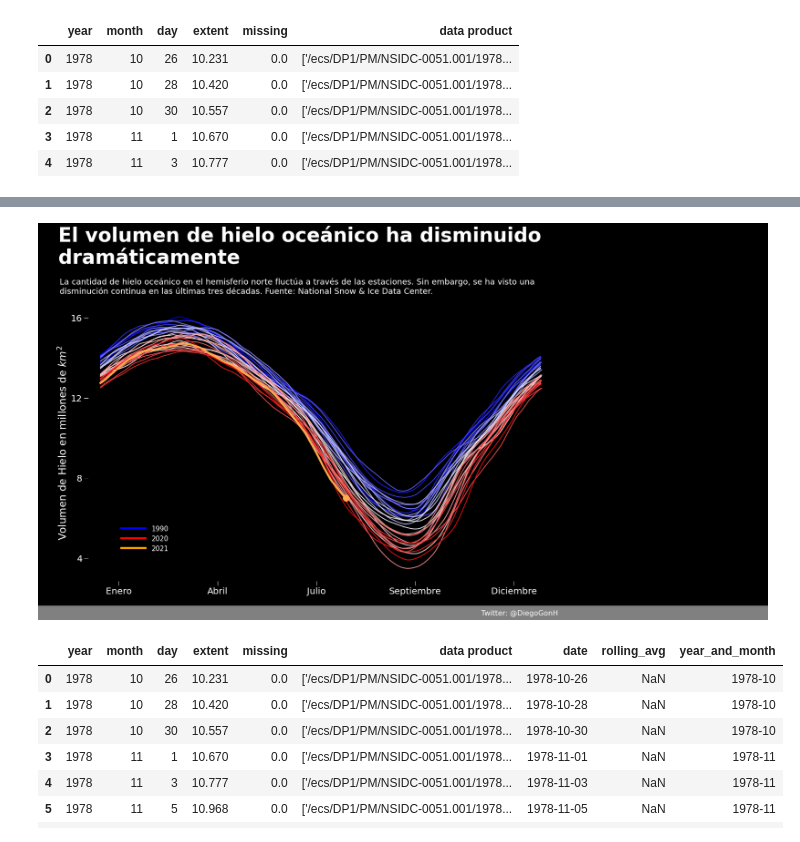
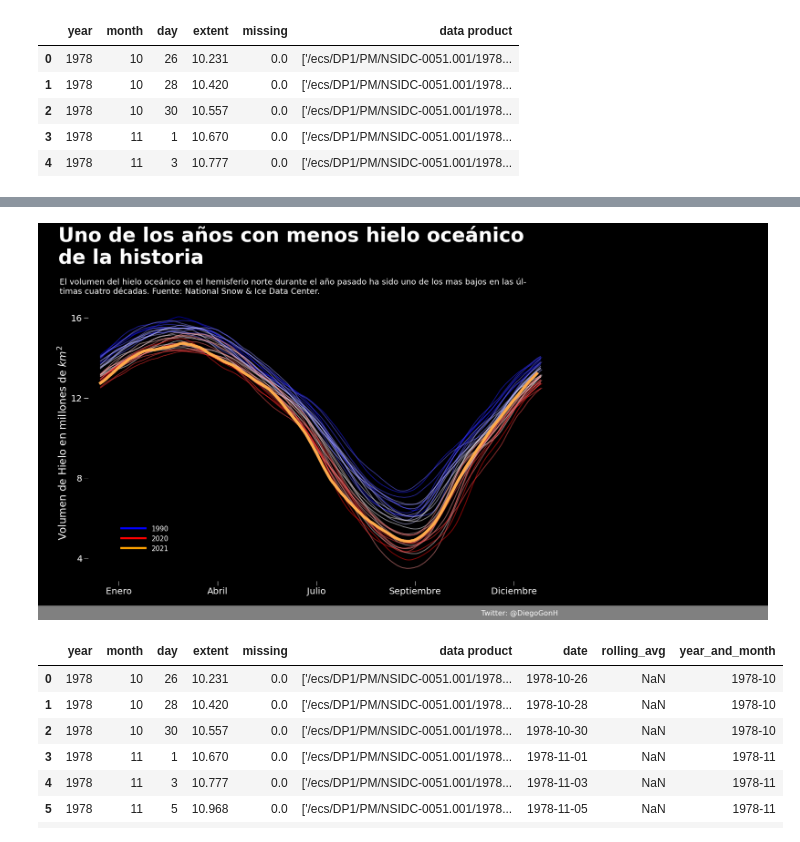
Before and after one commit to diego-gonher/divulgacion, a Jupyter notebook: visualizaciones/hielo_oceanico/hielo_oceanico.ipynb, the cells around one changed output, grey strips where cells are left out. Saved outputs shown, nothing was run; the diff lists cells and outputs as text; code cells hidden in the pictures.

```diff
--- a/visualizaciones/hielo_oceanico/hielo_oceanico.ipynb
+++ b/visualizaciones/hielo_oceanico/hielo_oceanico.ipynb
@@ -79,21 +79,21 @@ with plt.style.context('dark_background'):
         # graficamos cada linea, y añadimos labels solo al primer y ultimo año
         if year == year_o:
             ax.plot(np.arange(mdf['date'].size), mdf['rolling_avg'], label=f'{year}',
-                     c=plt.cm.bwr(r), alpha=0.85, linewidth=2,zorder=-1)
+                     c=plt.cm.bwr(r), alpha=0.5, linewidth=2,zorder=-1)
         elif year == year_f-1:
             ax.plot(np.arange(mdf['date'].size), mdf['rolling_avg'], label=f'{year}',
-                     c=plt.cm.bwr(r), alpha=0.85, linewidth=2,zorder=-1)
+                     c=plt.cm.bwr(r), alpha=0.5, linewidth=2,zorder=-1)
         else:
             ax.plot(np.arange(mdf['date'].size), mdf['rolling_avg'],
-                     c=plt.cm.bwr(r), alpha=0.85, linewidth=2,zorder=-1)
+                     c=plt.cm.bwr(r), alpha=0.5, linewidth=2,zorder=-1)
 
     # plot last year
     mdf = data[data['year']==2021]
     ax.plot(np.arange(mdf['date'].size), mdf['rolling_avg'], label=f'{year}',
-                     c='#FFAA4C', alpha=1, linewidth=4.5)
+                     c='#FFAA4C', alpha=1, linewidth=6.5)
 
-    ax.scatter(np.arange(mdf['date'].size)[-11], mdf['rolling_avg'].values[-11],
-                     c='#FFAA4C', s=200, zorder=1)
+#     ax.scatter(np.arange(mdf['date'].size)[-11], mdf['rolling_avg'].values[-11],
+#                      c='#FFAA4C', s=200, zorder=1)
 
 
     # change the color of the axes' tick labels
@@ -117,41 +117,41 @@ with plt.style.context('dark_background'):
     ax.set_yticklabels([4,8,12,16], size=20)
 
     # Add title and subtitle
-    ax.text(-35, 18.7, s='El volumen de hielo oceánico ha disminuido \ndramáticamente', size=43.7, weight='bold')
+    ax.text(-35, 18.7, s='Uno de los años con menos hielo oceánico \nde la historia', size=43.7, weight='bold')
     ax.text(-33.7, 17.2,
-            s='La cantidad de hielo oceánico en el hemisferio norte fluctúa a través de las estaciones. Sin embargo, se ha visto una \ndisminución continua en las últimas tres décadas. Fuente: National Snow & Ice Data Center.',
+            s='El volumen del hielo oceánico en el hemisferio norte durante el año pasado ha sido uno de los mas bajos en las úl- \ntimas cuatro décadas. Fuente: National Snow & Ice Data Center.',
             size=18)
 
 
     # add authorship
     ax.text(-49, 1.15, ' ' * 300,
                     color='white',
                     backgroundcolor='grey',
                     size=17)
     ax.text(315, 1.14,'Twitter: @DiegoGonH',
                     color='white',
                     size=16)
 
     ax.set_ylabel(r'Volumen de Hielo en millones de $km^2$', size=23)
     plt.xlim((-10,370))
 
     # adjust
     plt.subplots_adjust(right=0.97, left=0.082, bottom=0.0945, top=0.78)
 
     # add custom legend
     ax.plot([17, 37],[4.5, 4.5],color='orange', linewidth=4.5)
     ax.plot([17, 37],[5.0, 5.0],color='red', linewidth=4.5)
     ax.plot([17, 37],[5.5, 5.5],color='blue', linewidth=4.5)
     ax.text(42, 5.35, '1990', color='white', size=15)
     ax.text(42.445, 5.35-0.5, '2020', color='white', size=15)
     ax.text(42.4, 5.35-1, '2021', color='white', size=15)
 
 
-    plt.savefig('hielo_oceanico.jpg', dpi=128)
+    plt.savefig('hielo_oceanico_2021.jpg', dpi=128)
 
     plt.show()
 # %% [output]
-[figure, old version]
+[figure, new version]
 # %%
 data['year_and_month'] = data['date'].astype(str).apply(lambda x: x[:-3])
 # %%
```
Also changed, not shown: parts of 5 cells of this notebook, 6 other files.
